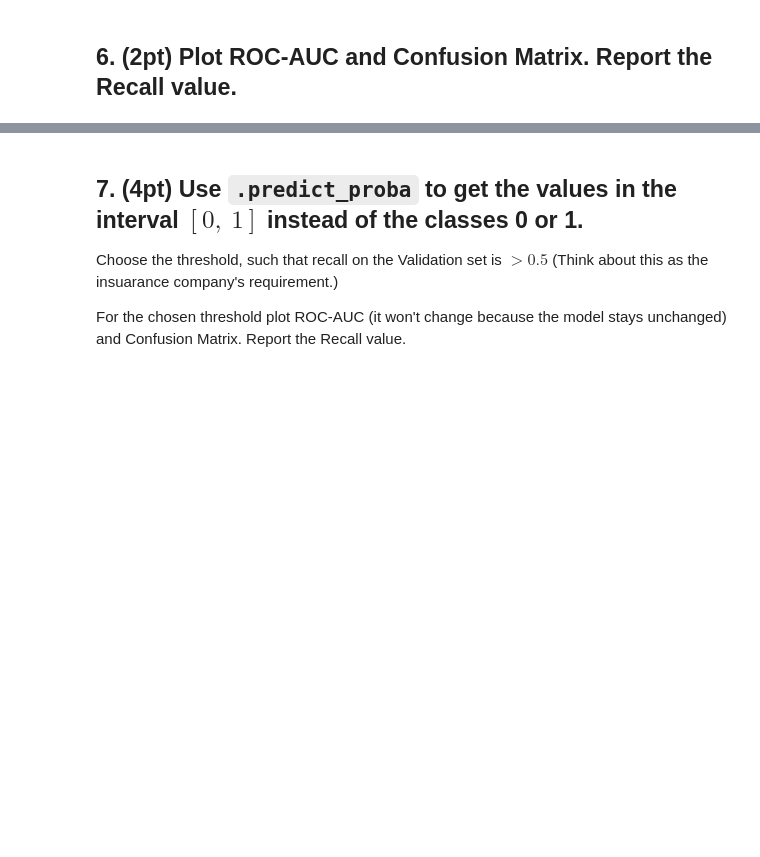
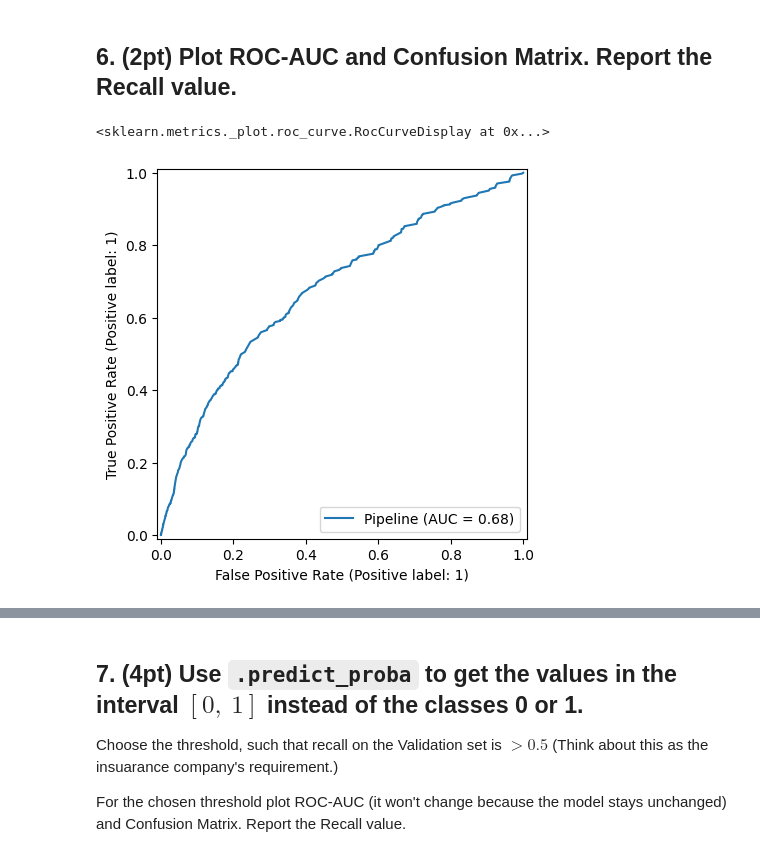
Before and after one commit to Nick-Azzarano/Machine-Learning-Practice, a Jupyter notebook: Spring2025/Homeworks/HW5.ipynb, the cells around one changed output, grey strips where cells are left out. Saved outputs shown, nothing was run; the diff lists cells and outputs as text; code cells hidden in the pictures; blank space fills up the shorter version.

```diff
--- a/Spring2025/Homeworks/HW5.ipynb
+++ b/Spring2025/Homeworks/HW5.ipynb
@@ -339,0 +342,6 @@ from sklearn.metrics import ConfusionMatrixDisplay, recall_score, RocCurveDispla
+# %%
+# Plot ROC-AUC and Confusion Matrix. Report the Recall value.
+RocCurveDisplay.from_estimator(pipeline, X_val, y_val)
+# %% [output]
+<sklearn.metrics._plot.roc_curve.RocCurveDisplay at 0x...>
+[figure, added]
```
Also changed, not shown: parts of 2 cells of this notebook.
